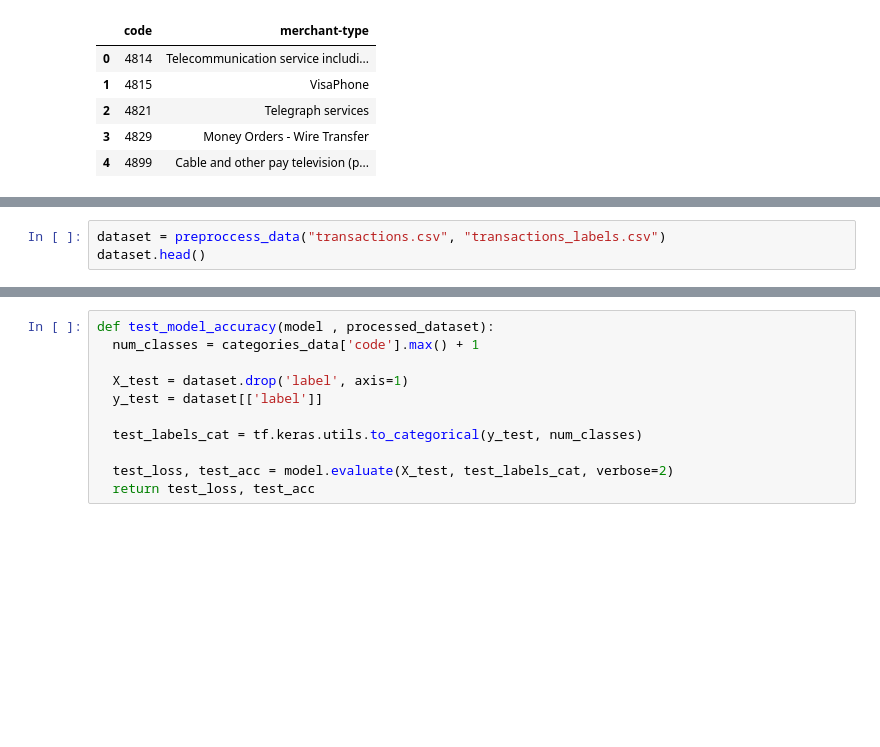
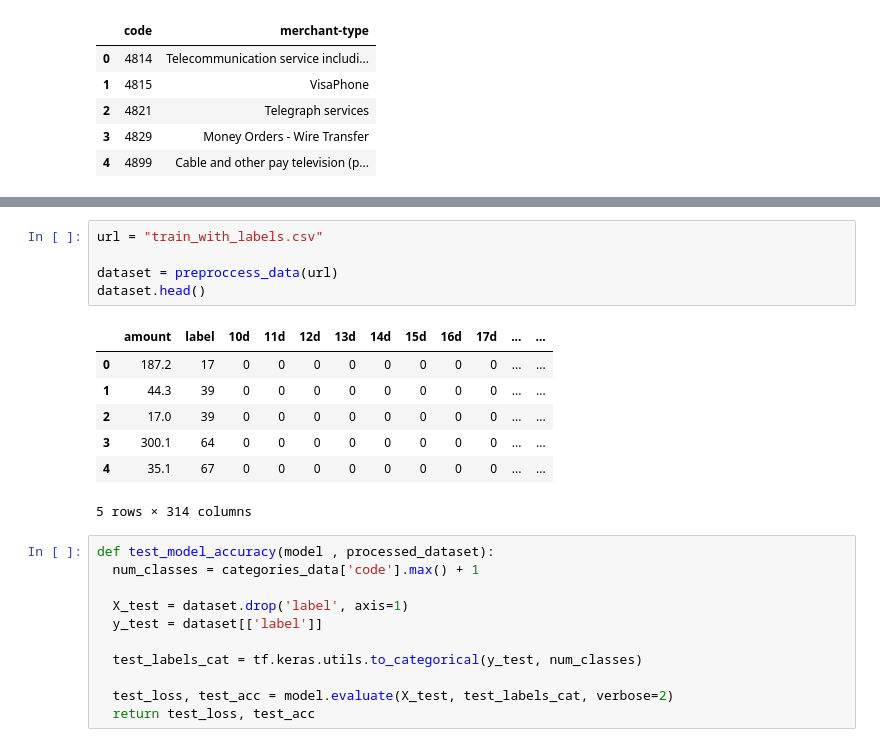
Before and after one commit to aleksat21/pfm_internship_project, a Jupyter notebook: MLTraining/notebooks/model_production.ipynb, the cells around one changed output, grey strips where cells are left out. Cells and saved outputs as stored; diff of their text form; blank space fills up the shorter version.

Commit message:
ML classification date data tweaks

```diff
--- a/MLTraining/notebooks/model_production.ipynb
+++ b/MLTraining/notebooks/model_production.ipynb
@@ -130,3 +43,0 @@ def preproccess_data(data_url, labels_url = None):
-# %%
-dataset = preproccess_data("transactions.csv", "transactions_labels.csv")
-dataset.head()
@@ -141,3 +166,16 @@ dataset.head()
+# %%
+url = "train_with_labels.csv"
+
+dataset = preproccess_data(url)
+dataset.head()
+# %% [output]
+|  | amount | label | 10d | 11d | 12d | 13d | 14d | 15d | 16d | 17d | ... | ... |
+| 0 | 187.2 | 17 | 0 | 0 | 0 | 0 | 0 | 0 | 0 | 0 | ... | ... |
+| 1 | 44.3 | 39 | 0 | 0 | 0 | 0 | 0 | 0 | 0 | 0 | ... | ... |
+| 2 | 17.0 | 39 | 0 | 0 | 0 | 0 | 0 | 0 | 0 | 0 | ... | ... |
+| 3 | 300.1 | 64 | 0 | 0 | 0 | 0 | 0 | 0 | 0 | 0 | ... | ... |
+| 4 | 35.1 | 67 | 0 | 0 | 0 | 0 | 0 | 0 | 0 | 0 | ... | ... |
+5 rows × 314 columns
 # %%
 def test_model_accuracy(model , processed_dataset):
   num_classes = categories_data['code'].max() + 1
```
Also changed, not shown: parts of 4 cells of this notebook, 4 other files.
